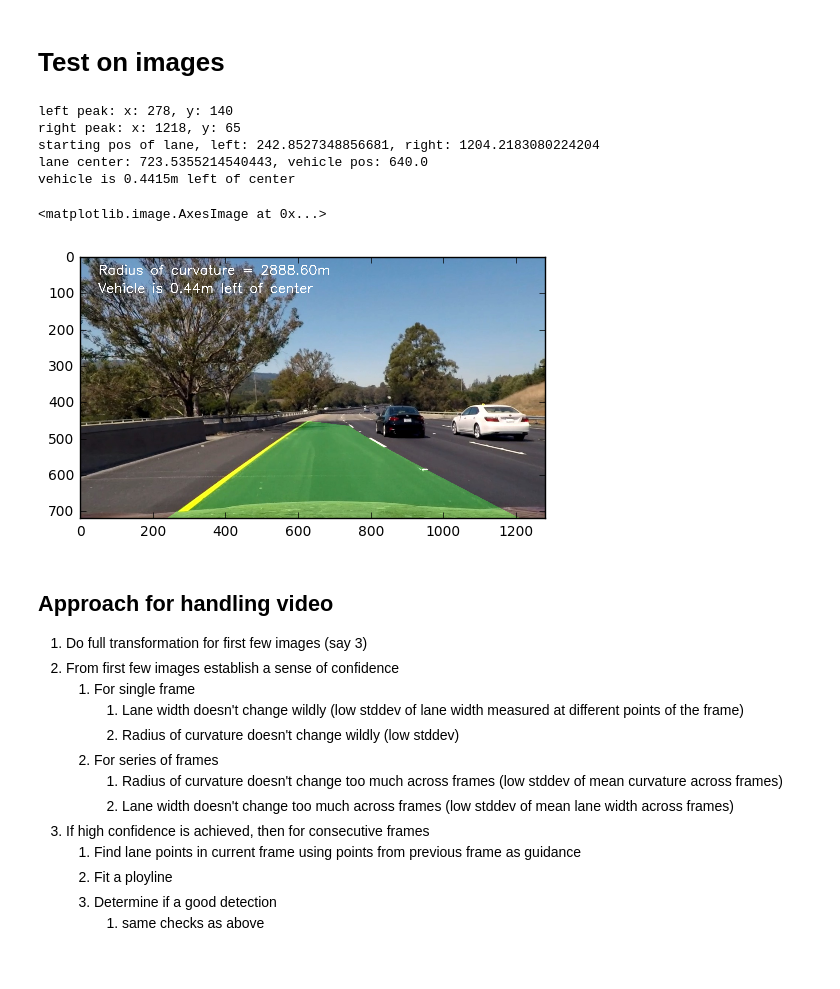
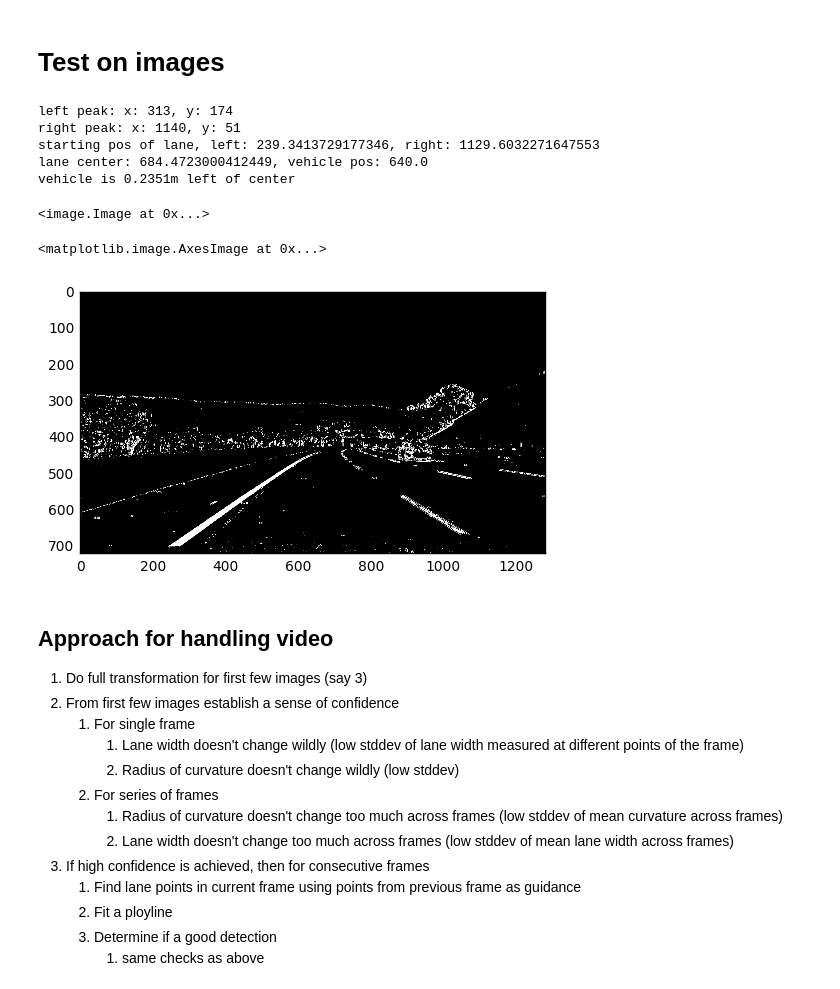
Before and after one commit to prakharsharma/CarND-Advanced-Lane-Lines, a Jupyter notebook: finding-lane-in-video.ipynb, the cells around one changed output. Drawn from its saved outputs; the diff is of its cells as text; code cells hidden in the pictures.

```diff
--- a/finding-lane-in-video.ipynb
+++ b/finding-lane-in-video.ipynb
@@ -20,24 +20,29 @@ processor = ImageProcessor(calibrator, config)
 # fname = 'straight_lines2.jpg'
 # fname = 'test1.jpg'
 # fname = 'test2.jpg'
-# fname = 'test3.jpg'
+fname = 'test3.jpg'
 # fname = 'test4.jpg' # lane pixel detection not really good
 # fname = 'test5.jpg' # simple peak detection not working well here # Fix binary threshold image
-fname = 'test6.jpg'
+# fname = 'test6.jpg'
 
 img = Image(fname='./test_images/{}'.format(fname))
 processor.transform(img)
-result = cv2.cvtColor(img.value, cv2.COLOR_BGR2RGB)
-plt.imsave('./output_images/{}'.format(fname), result)
-plt.imshow(result)
+# result = cv2.cvtColor(img.value, cv2.COLOR_BGR2RGB)
+# plt.imsave('./output_images2/{}'.format(fname), result)
+# plt.imshow(result)
 # %% [output]
-left peak: x: 278, y: 140
-right peak: x: 1218, y: 65
-starting pos of lane, left: 242.8527348856681, right: 1204.2183080224204
-lane center: 723.5355214540443, vehicle pos: 640.0
-vehicle is 0.4415m left of center
+left peak: x: 313, y: 174
+right peak: x: 1140, y: 51
+starting pos of lane, left: 239.3413729177346, right: 1129.6032271647553
+lane center: 684.4723000412449, vehicle pos: 640.0
+vehicle is 0.2351m left of center
-<matplotlib.image.AxesImage at 0x...>
+<image.Image at 0x...>
-[figure, removed]
+# %%
+binary_threshold = img.image_for_stage("combinedBinary")
+plt.imshow(binary_threshold, cmap='gray')
+# %% [output]
+<matplotlib.image.AxesImage at 0x...>
+[figure, added]
 # %% [markdown]
 ## Approach for handling video
 
```
Also changed, not shown: 5 other files.
